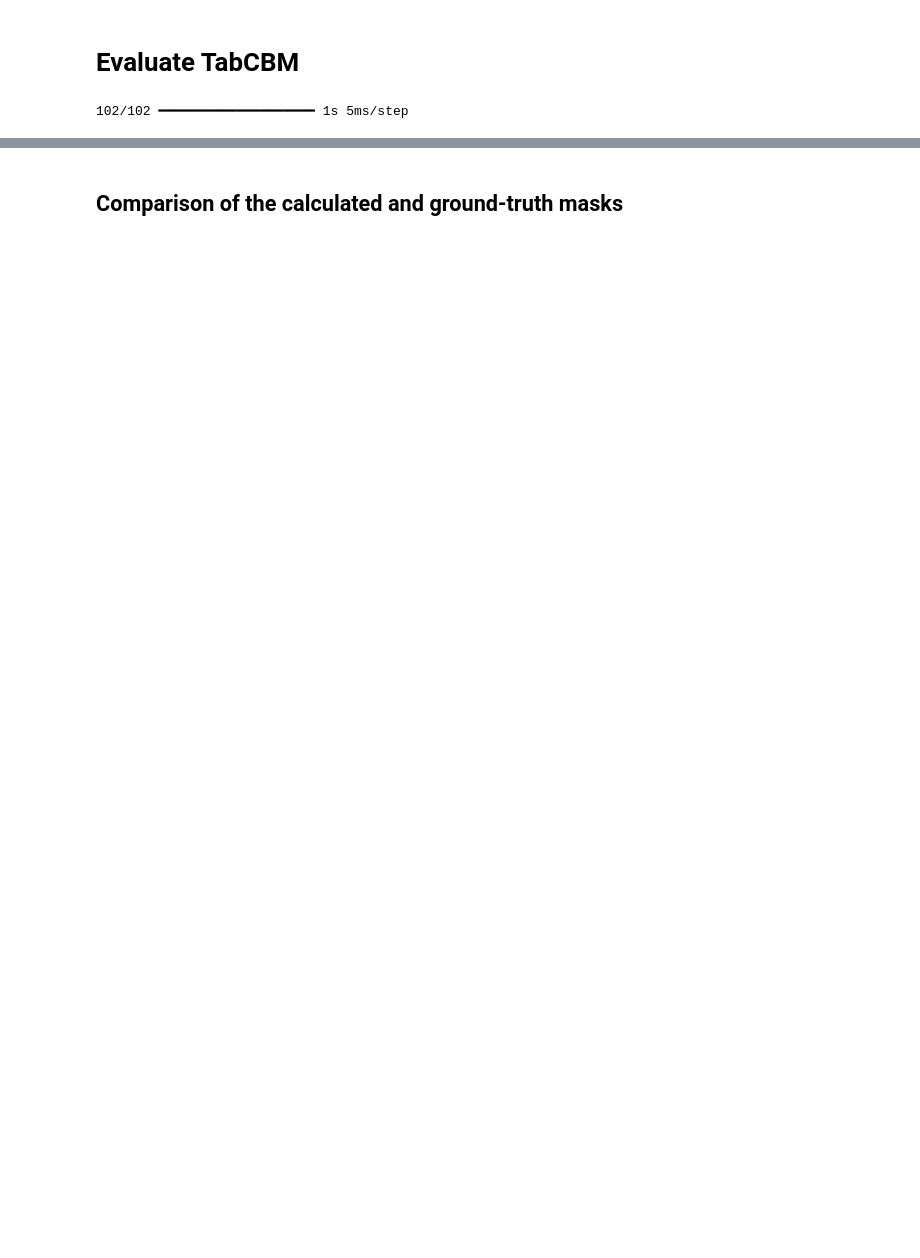
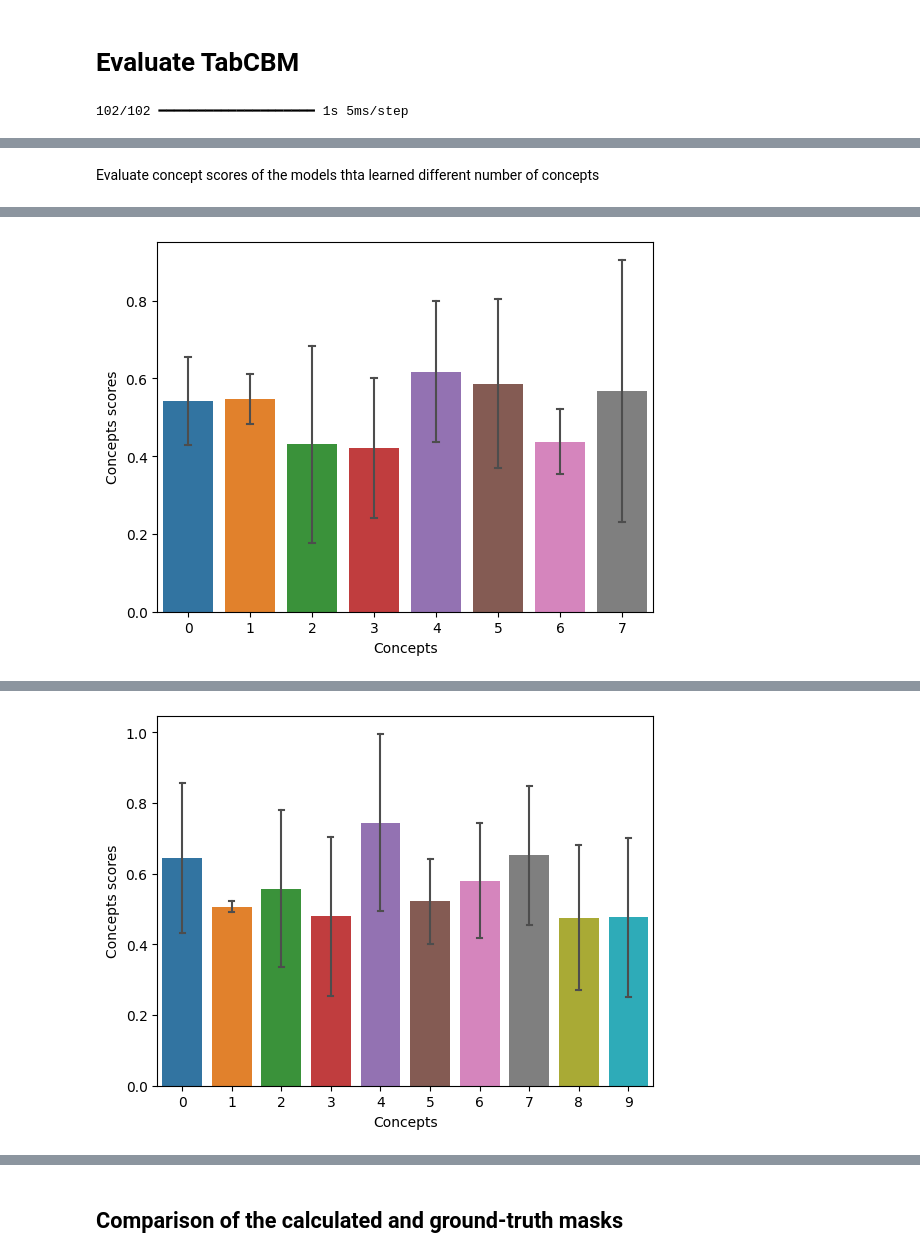
Before and after one commit to kSahatova/AMMIS_project, a Jupyter notebook: train_tabcbm.ipynb, the cells around one changed output, grey strips where cells are left out. Saved outputs shown, nothing was run; the diff lists cells and outputs as text; code cells hidden in the pictures; blank space fills up the shorter version.

```diff
--- a/train_tabcbm.ipynb
+++ b/train_tabcbm.ipynb
@@ -440,0 +639,6 @@ Epoch 150/150
+# %%
+tabcbms_list = []
+for n_concepts, info in tabcbms_k_optimized.items():
+    model = tabcbms_k_optimized[n_concepts]['model']
+    tabcbms_list.append(model)
+    evaluate_tabcbm(model, x_test, y_test, batch_size, threshold_auc=True)
@@ -483,0 +699,22 @@ Shape of the concept scores:  (51830, 6)
+# %% [markdown]
+Evaluate concept scores of the models thta learned different number of concepts
+# %%
+for tabcbm_model, n_concepts in zip(tabcbms_list, n_concepts_list):
+
+    y_pred, concept_scores = tabcbm_model.predict(x_test, batch_size=batch_size)
+    concept_scores_df = pd.DataFrame(concept_scores, columns=np.arange(n_concepts))
+
+    # Visualize concept scores
+
+    print('Shape of the concept scores: ', concept_scores.shape)
+
+    concept_scores_avg = concept_scores.mean(axis=0)
+
+    ax = sns.barplot(concept_scores_df, estimator='mean', errorbar='sd',
+                    err_kws={"color": ".3", "linewidth": 1.5}, capsize=.1,
+                    legend=False, palette=palette)
+
+    ax.set(xlabel='Concepts', ylabel='Concepts scores')
+    plt.savefig(f'outputs/tabcbm_test_concept_scores_k{n_concepts}', dpi=300)
+    plt.show()
+# %% [output]
@@ -483,0 +723 @@ Shape of the concept scores:  (51830, 6)
+[figure, added]
@@ -483,0 +726 @@ Shape of the concept scores:  (51830, 6)
+[figure, added]
```
Also changed, not shown: parts of 35 cells of this notebook, 4 other files.
